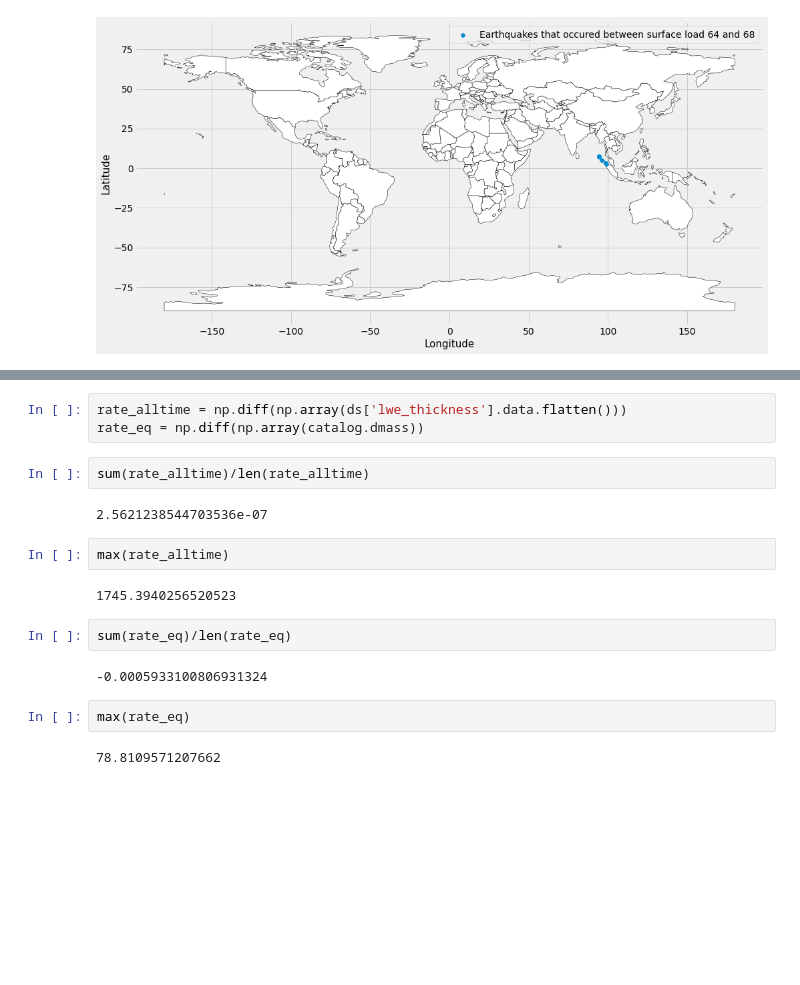
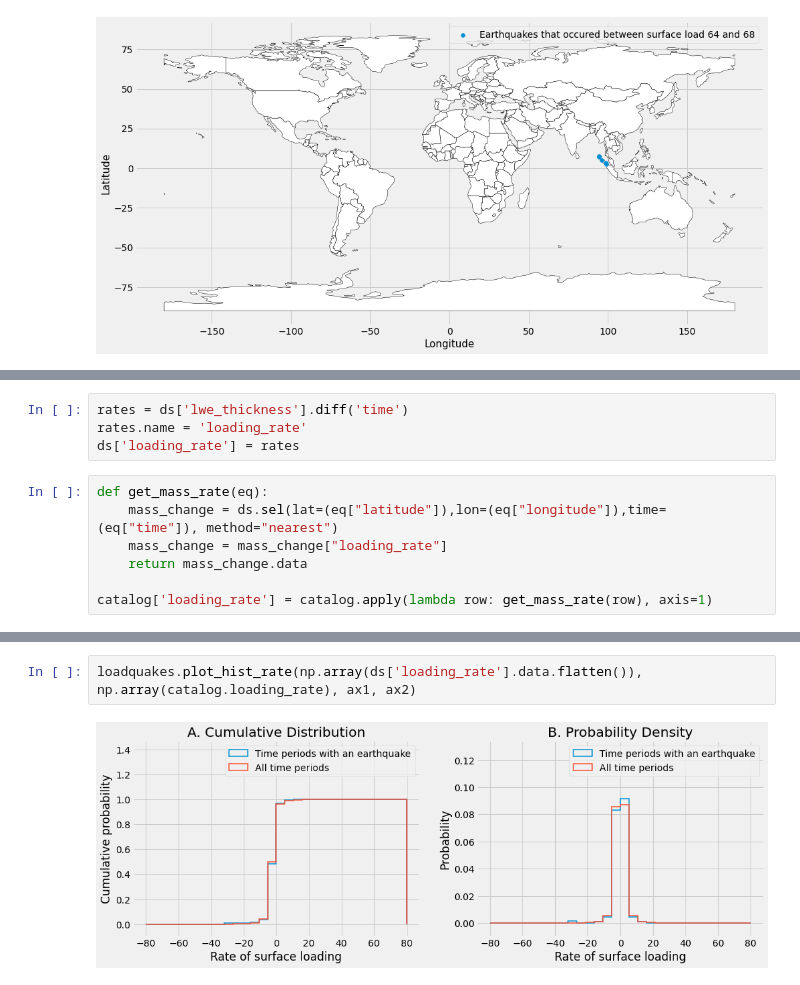
Before and after one commit to epic-research-group/surface-load-quakes, a Jupyter notebook: surface-load-earthquake-relationship.ipynb, the cells around one changed output, grey strips where cells are left out. Cells and saved outputs as stored; diff of their text form; blank space fills up the shorter version.

Commit message:
analysis on rates of loading -- graphs,maps

```diff
--- a/surface-load-earthquake-relationship.ipynb
+++ b/surface-load-earthquake-relationship.ipynb
@@ -430,0 +436,11 @@ plot_map(D_eq_values[0],
+# %%
+rates = ds['lwe_thickness'].diff('time')
+rates.name = 'loading_rate'
+ds['loading_rate'] = rates
+# %%
+def get_mass_rate(eq):
+    mass_change = ds.sel(lat=(eq["latitude"]),lon=(eq["longitude"]),time=(eq["time"]), method="nearest")
+    mass_change = mass_change["loading_rate"]
+    return mass_change.data
+
+catalog['loading_rate'] = catalog.apply(lambda row: get_mass_rate(row), axis=1)
@@ -431,19 +478,4 @@ plot_map(D_eq_values[0],
 # %%
-rate_alltime = np.diff(np.array(ds['lwe_thickness'].data.flatten()))
-rate_eq = np.diff(np.array(catalog.dmass))
+loadquakes.plot_hist_rate(np.array(ds['loading_rate'].data.flatten()), np.array(catalog.loading_rate), ax1, ax2)
+# %% [output]
+[figure, added]
-# %%
-sum(rate_alltime)/len(rate_alltime)
-# %% [output]
-2.5621238544703536e-07
-# %%
-max(rate_alltime)
-# %% [output]
-1745.3940256520523
-# %%
-sum(rate_eq)/len(rate_eq)
-# %% [output]
--0.0005933100806931324
-# %%
-max(rate_eq)
-# %% [output]
-78.8109571207662
```
Also changed, not shown: parts of 17 cells of this notebook, 1 other file.
